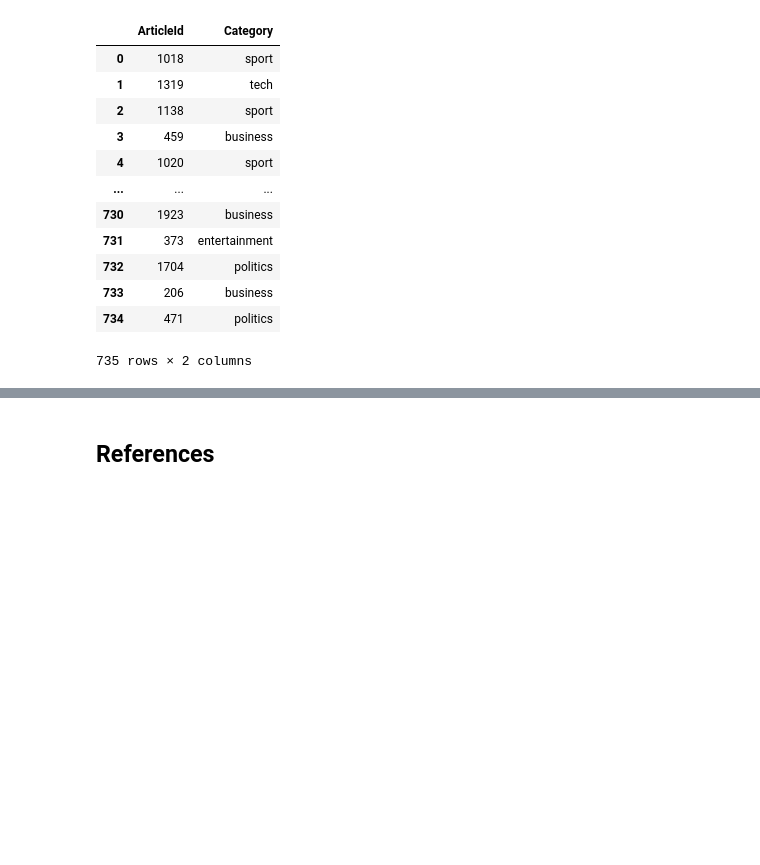
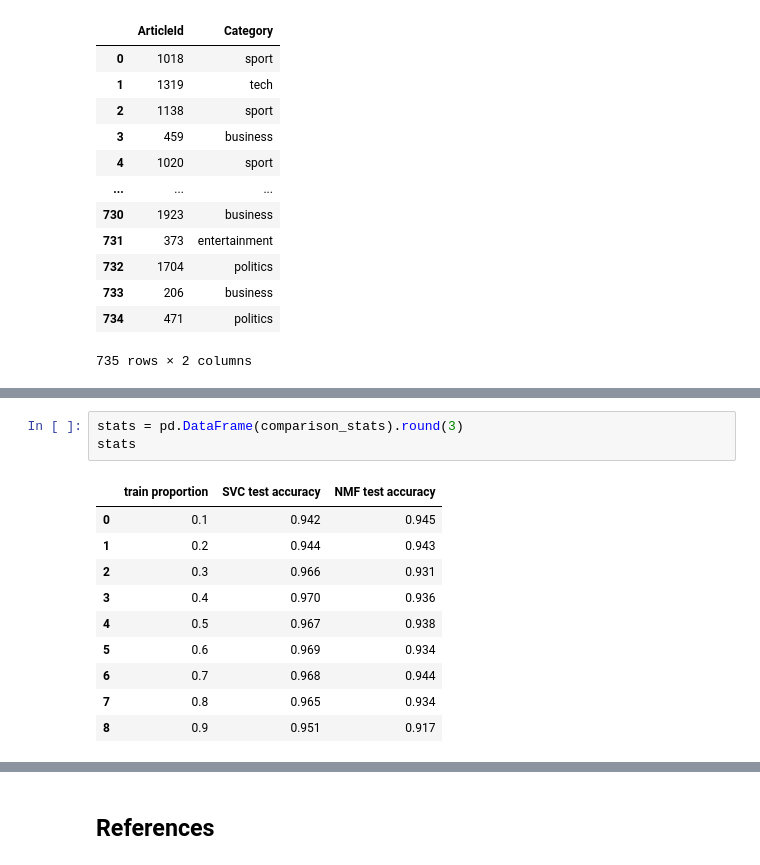
Before and after one commit to BlueJayVRStudio/CSCA5632_miniproj, a Jupyter notebook: BBCNewsClassification.ipynb, the cells around one changed output, grey strips where cells are left out. Saved outputs shown, nothing was run; the diff lists cells and outputs as text; blank space fills up the shorter version.

```diff
--- a/BBCNewsClassification.ipynb
+++ b/BBCNewsClassification.ipynb
@@ -669,0 +722,14 @@ best_args
+# %%
+stats = pd.DataFrame(comparison_stats).round(3)
+stats
+# %% [output]
+|  | train proportion | SVC test accuracy | NMF test accuracy |
+| 0 | 0.1 | 0.942 | 0.945 |
+| 1 | 0.2 | 0.944 | 0.943 |
+| 2 | 0.3 | 0.966 | 0.931 |
+| 3 | 0.4 | 0.970 | 0.936 |
+| 4 | 0.5 | 0.967 | 0.938 |
+| 5 | 0.6 | 0.969 | 0.934 |
+| 6 | 0.7 | 0.968 | 0.944 |
+| 7 | 0.8 | 0.965 | 0.934 |
+| 8 | 0.9 | 0.951 | 0.917 |
```
Also changed, not shown: parts of 4 cells of this notebook.
